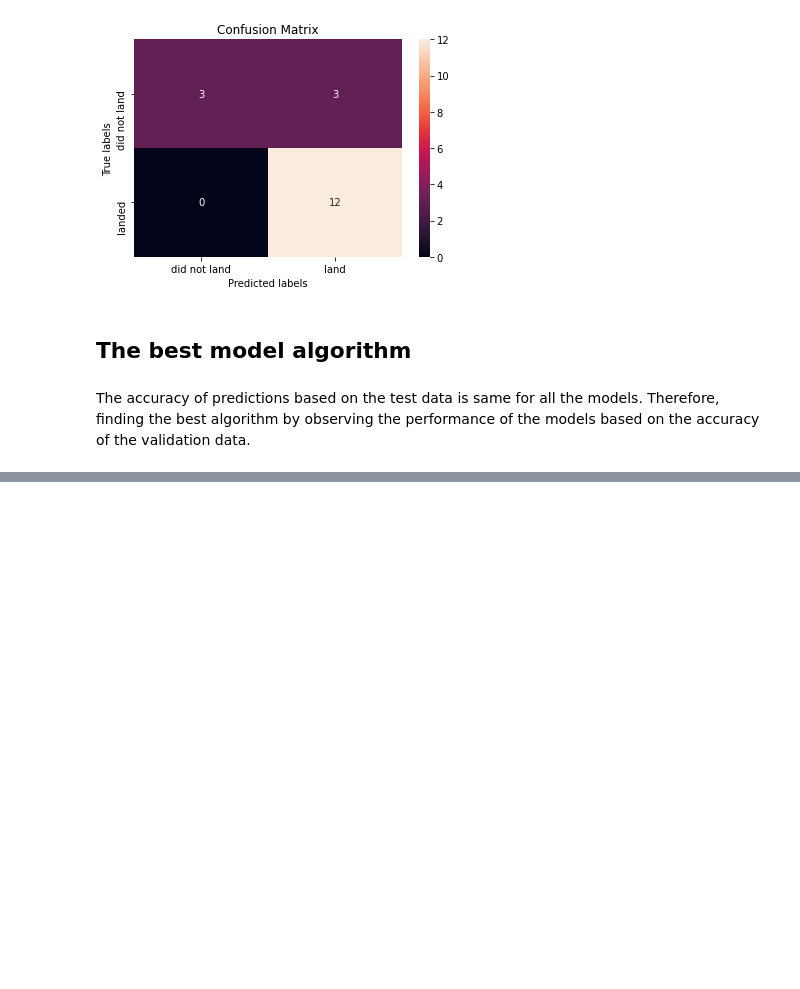
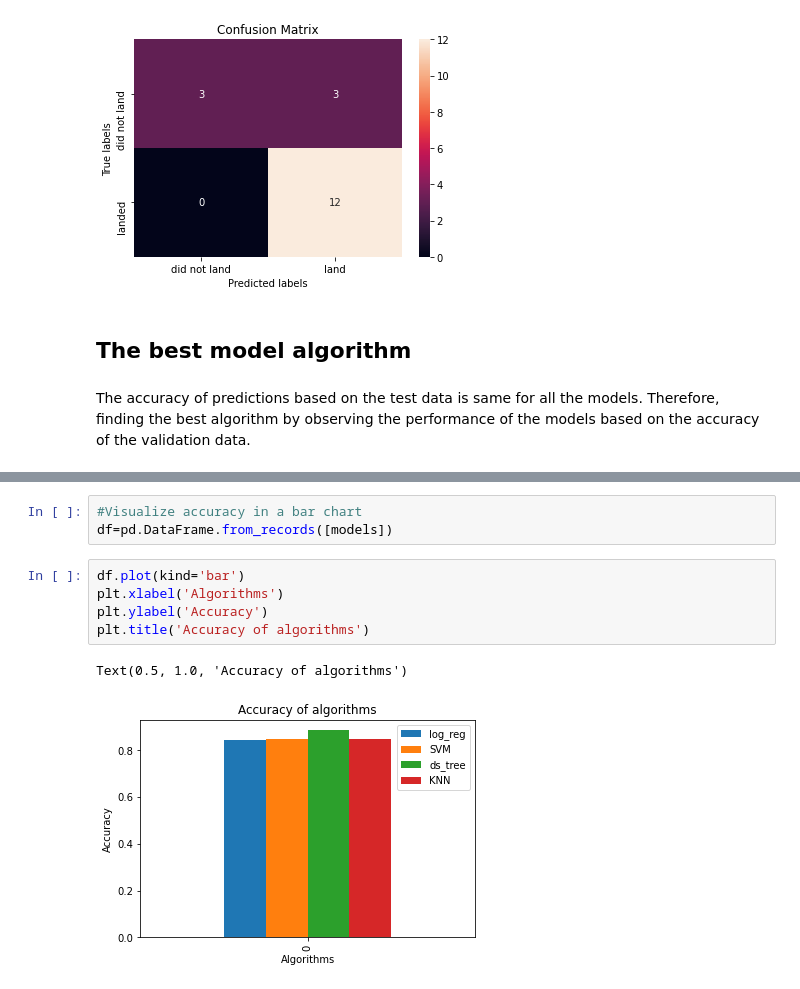
Before and after one commit to kuivik/IBM_SpaceX, a Jupyter notebook: Predictive analysis.ipynb, the cells around one changed output, grey strips where cells are left out. Saved outputs shown, nothing was run; the diff lists cells and outputs as text; blank space fills up the shorter version.

```diff
--- a/Predictive analysis.ipynb
+++ b/Predictive analysis.ipynb
@@ -323,0 +324,11 @@ The accuracy of best model is: 0.8875
+# %%
+#Visualize accuracy in a bar chart
+df=pd.DataFrame.from_records([models])
+# %%
+df.plot(kind='bar')
+plt.xlabel('Algorithms')
+plt.ylabel('Accuracy')
+plt.title('Accuracy of algorithms')
+# %% [output]
+Text(0.5, 1.0, 'Accuracy of algorithms')
+[figure, added]
```
Also changed, not shown: parts of 4 cells of this notebook.
